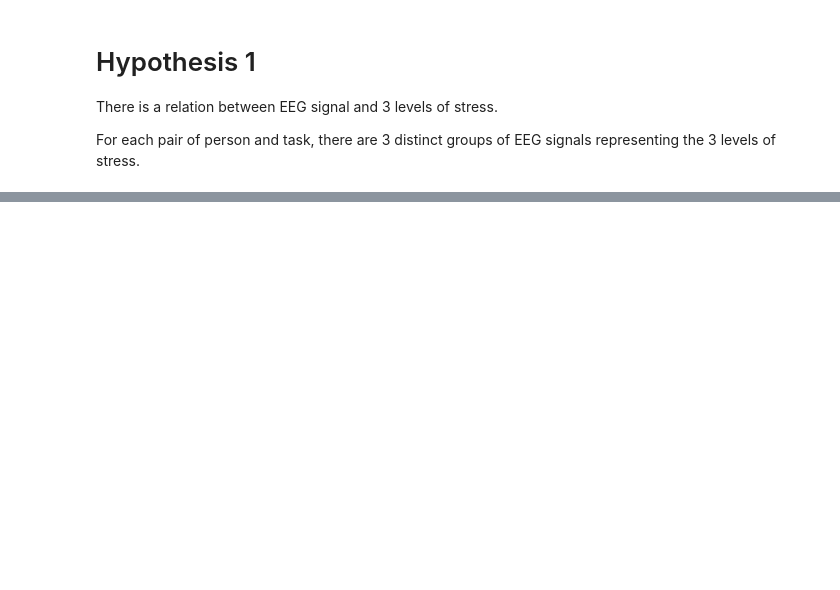
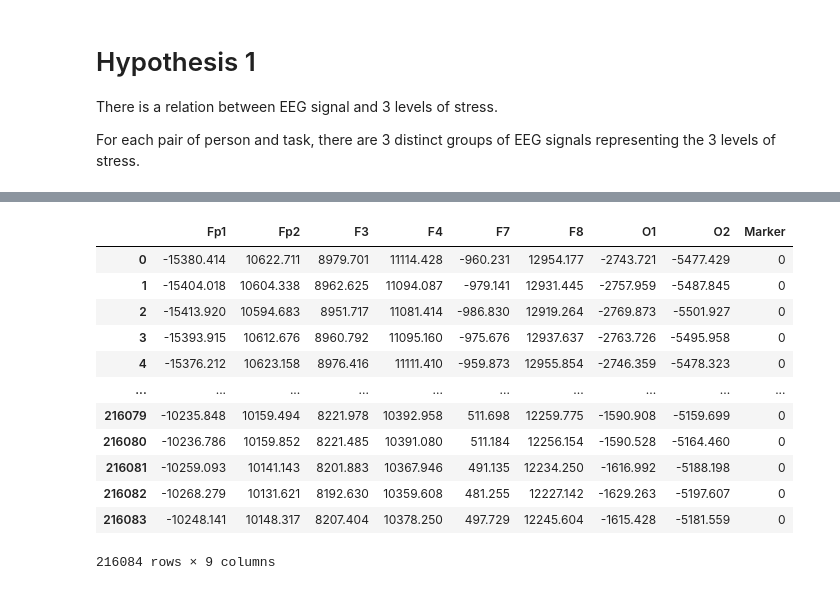
Before and after one commit to akraradets/2021JanHCI, a Jupyter notebook: 1.5-Convert/Hypothesis1.ipynb, the cells around one changed output, grey strips where cells are left out. Drawn from its saved outputs; the diff is of its cells as text; code cells hidden in the pictures; blank space fills up the shorter version.

```diff
--- a/1.5-Convert/Hypothesis1.ipynb
+++ b/1.5-Convert/Hypothesis1.ipynb
@@ -25 +7,37 @@ pandasRaw
+# %%
+import pandas as pd
+pandasRaw = pd.read_csv("data/nuttasit_mathstress_2021-08-12-08.09.53.csv")
+
+
+def marker_converter(pandasRaw):
+    marker_idx = list(pandasRaw['Marker'].unique())
+    # print(marker_idx)
+    new_marker = []
+    for data in pandasRaw['Marker']:
+        if(data == '0' or data == 0):
+            i = 0
+        else:
+            i = marker_idx.index(data)
+        new_marker.append(i)
+    set(new_marker)
+    pandasRaw['Marker'] = new_marker
+    pandasRaw = pandasRaw.drop(columns='timestamps')
+    return pandasRaw,marker_idx
+
+pandasRaw,marker_idx = marker_converter(pandasRaw)
+pandasRaw
+# %% [output]
+|  | Fp1 | Fp2 | F3 | F4 | F7 | F8 | O1 | O2 | Marker |
+| 0 | -15380.414 | 10622.711 | 8979.701 | 11114.428 | -960.231 | 12954.177 | -2743.721 | -5477.429 | 0 |
+| 1 | -15404.018 | 10604.338 | 8962.625 | 11094.087 | -979.141 | 12931.445 | -2757.959 | -5487.845 | 0 |
+| 2 | -15413.920 | 10594.683 | 8951.717 | 11081.414 | -986.830 | 12919.264 | -2769.873 | -5501.927 | 0 |
+| 3 | -15393.915 | 10612.676 | 8960.792 | 11095.160 | -975.676 | 12937.637 | -2763.726 | -5495.958 | 0 |
+| 4 | -15376.212 | 10623.158 | 8976.416 | 11111.410 | -959.873 | 12955.854 | -2746.359 | -5478.323 | 0 |
+| ... | ... | ... | ... | ... | ... | ... | ... | ... | ... |
+| 216079 | -10235.848 | 10159.494 | 8221.978 | 10392.958 | 511.698 | 12259.775 | -1590.908 | -5159.699 | 0 |
+| 216080 | -10236.786 | 10159.852 | 8221.485 | 10391.080 | 511.184 | 12256.154 | -1590.528 | -5164.460 | 0 |
+| 216081 | -10259.093 | 10141.143 | 8201.883 | 10367.946 | 491.135 | 12234.250 | -1616.992 | -5188.198 | 0 |
+| 216082 | -10268.279 | 10131.621 | 8192.630 | 10359.608 | 481.255 | 12227.142 | -1629.263 | -5197.607 | 0 |
+| 216083 | -10248.141 | 10148.317 | 8207.404 | 10378.250 | 497.729 | 12245.604 | -1615.428 | -5181.559 | 0 |
+216084 rows × 9 columns
 # %%
```
Also changed, not shown: parts of 17 cells of this notebook.
